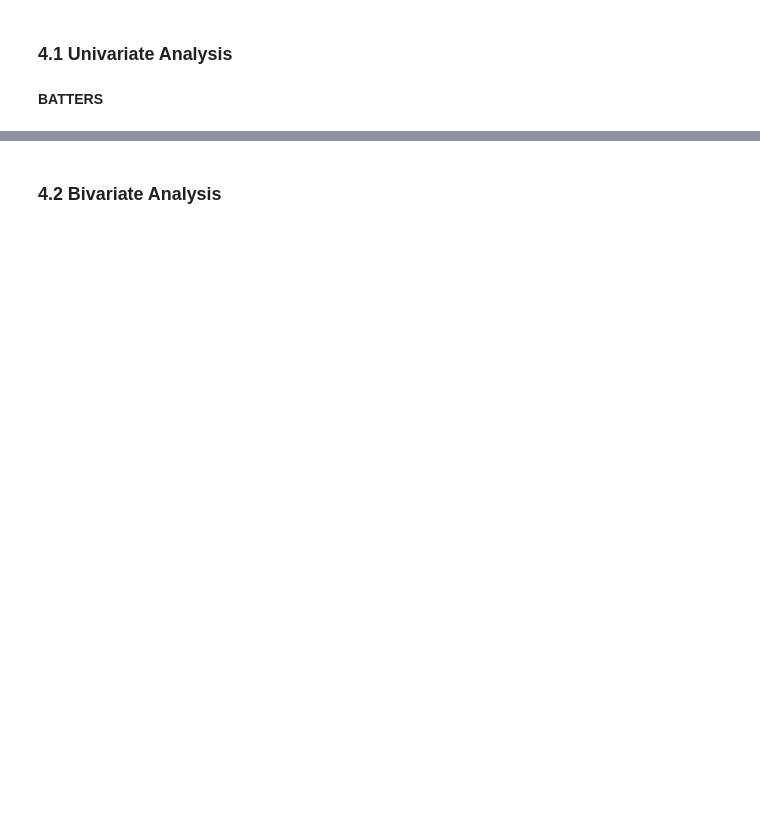
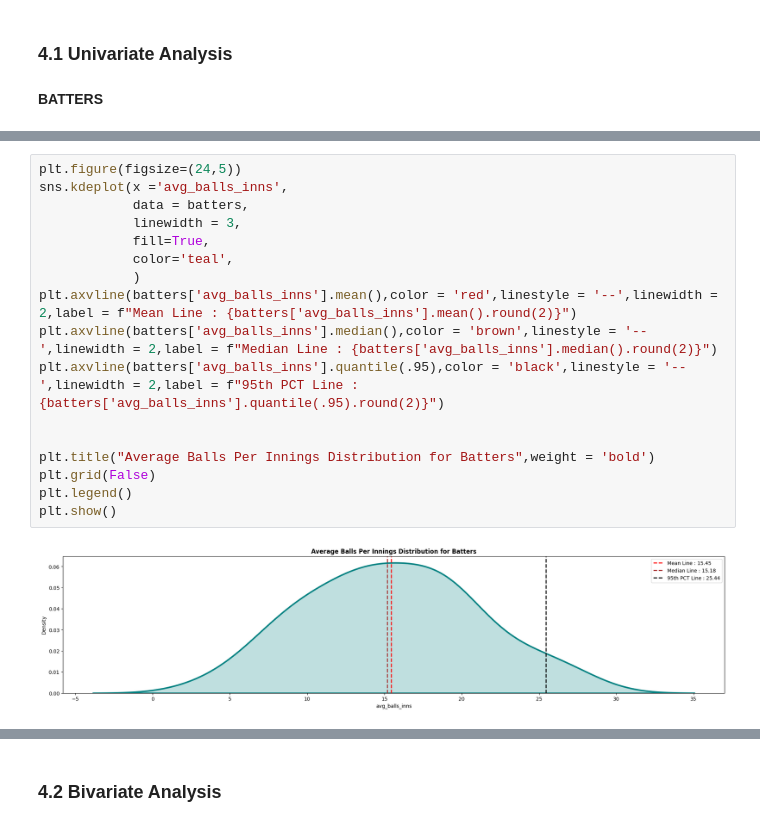
Before and after one commit to IamRaNo/InsightForge, a Jupyter notebook: Are Prices Justified - IPL 2026/_jupyter_notebooks/price_justification_analysis.ipynb, the cells around one changed output, grey strips where cells are left out. Drawn from its saved outputs; the diff is of its cells as text; blank space fills up the shorter version.

```diff
--- a/Are Prices Justified - IPL 2026/_jupyter_notebooks/price_justification_analysis.ipynb
+++ b/Are Prices Justified - IPL 2026/_jupyter_notebooks/price_justification_analysis.ipynb
@@ -117,0 +114,19 @@ plt.show()
+# %%
+plt.figure(figsize=(24,5))
+sns.kdeplot(x ='avg_balls_inns',
+            data = batters,
+            linewidth = 3,
+            fill=True,
+            color='teal',
+            )
+plt.axvline(batters['avg_balls_inns'].mean(),color = 'red',linestyle = '--',linewidth = 2,label = f"Mean Line : {batters['avg_balls_inns'].mean().round(2)}")
+plt.axvline(batters['avg_balls_inns'].median(),color = 'brown',linestyle = '--',linewidth = 2,label = f"Median Line : {batters['avg_balls_inns'].median().round(2)}")
+plt.axvline(batters['avg_balls_inns'].quantile(.95),color = 'black',linestyle = '--',linewidth = 2,label = f"95th PCT Line : {batters['avg_balls_inns'].quantile(.95).round(2)}")
+
+
+plt.title("Average Balls Per Innings Distribution for Batters",weight = 'bold')
+plt.grid(False)
+plt.legend()
+plt.show()
+# %% [output]
+[figure, added]
```
Also changed, not shown: parts of 19 cells of this notebook.
